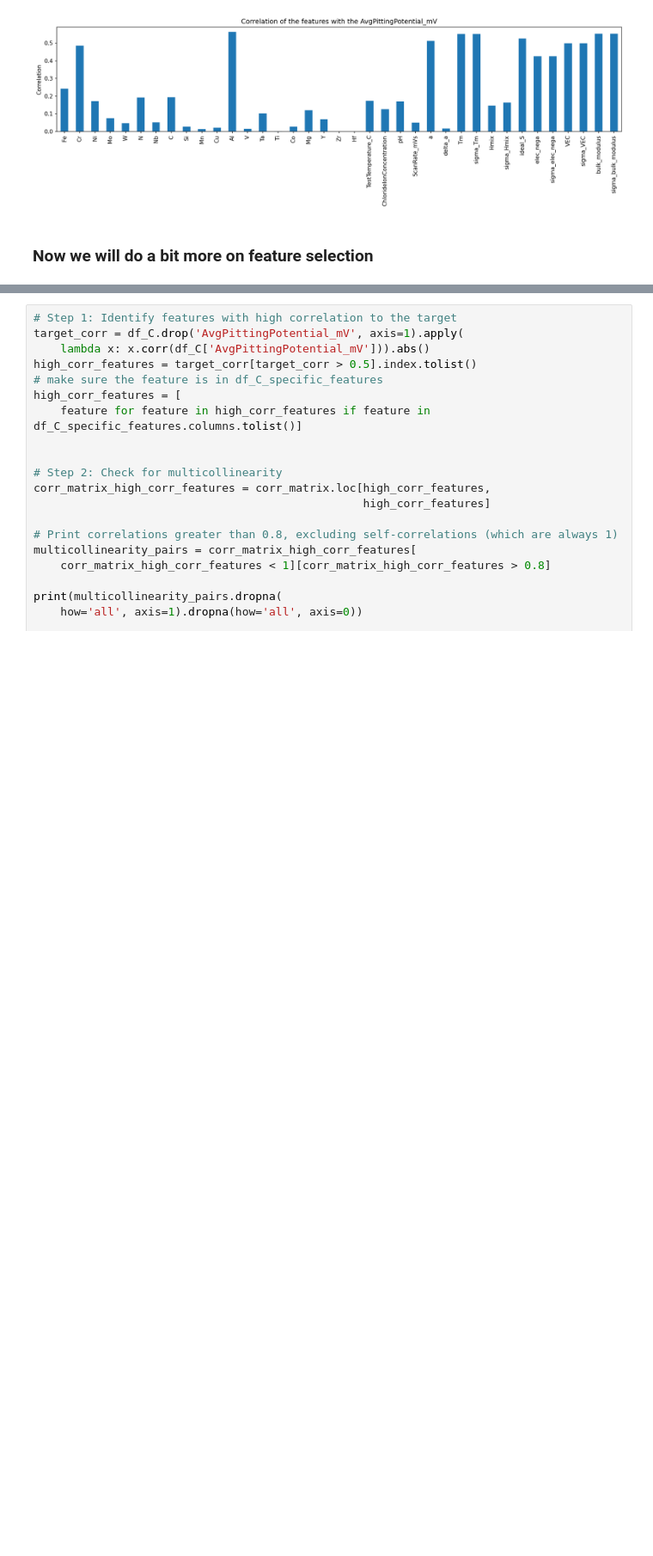
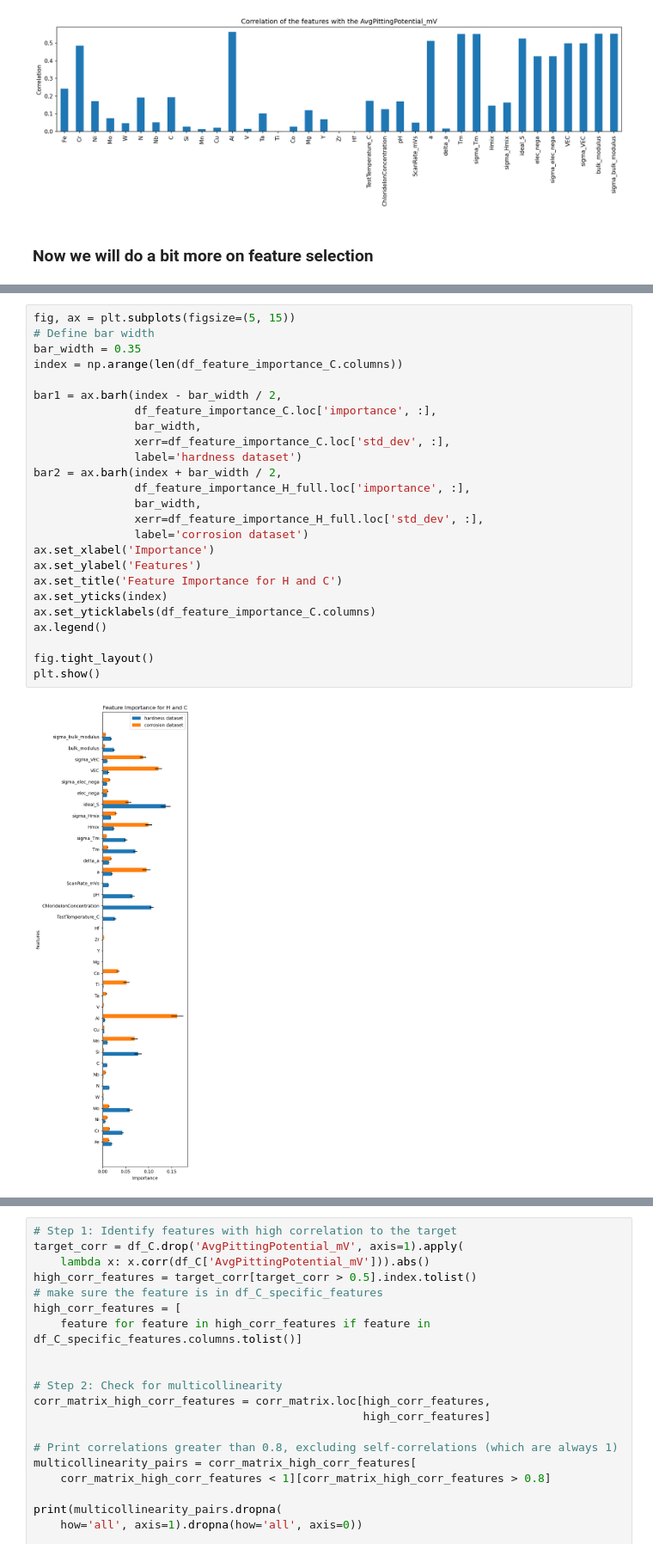
Before and after one commit to YXWU2014/CCA_representation_ML, a Jupyter notebook: Dataset_EDA_Pairplot_Feature_PCA_Mahalanobis/EDA_feature_calculation_selection.ipynb, the cells around one changed output, grey strips where cells are left out. Shown at 86% size. Drawn from its saved outputs; the diff is of its cells as text; blank space fills up the shorter version.

```diff
--- a/Dataset_Cleaned/EDA_feature_calculation_selection.ipynb
+++ b/Dataset_EDA_Pairplot_Feature_PCA_Mahalanobis/EDA_feature_calculation_selection.ipynb
@@ -371,0 +326,27 @@ R2 score for C: 0.953064221943867
+# %%
+fig, ax = plt.subplots(figsize=(5, 15))
+# Define bar width
+bar_width = 0.35
+index = np.arange(len(df_feature_importance_C.columns))
+
+bar1 = ax.barh(index - bar_width / 2,
+               df_feature_importance_C.loc['importance', :],
+               bar_width,
+               xerr=df_feature_importance_C.loc['std_dev', :],
+               label='hardness dataset')
+bar2 = ax.barh(index + bar_width / 2,
+               df_feature_importance_H_full.loc['importance', :],
+               bar_width,
+               xerr=df_feature_importance_H_full.loc['std_dev', :],
+               label='corrosion dataset')
+ax.set_xlabel('Importance')
+ax.set_ylabel('Features')
+ax.set_title('Feature Importance for H and C')
+ax.set_yticks(index)
+ax.set_yticklabels(df_feature_importance_C.columns)
+ax.legend()
+
+fig.tight_layout()
+plt.show()
+# %% [output]
+[figure, added]
```
Also changed, not shown: parts of 8 cells of this notebook, 16 other files.
